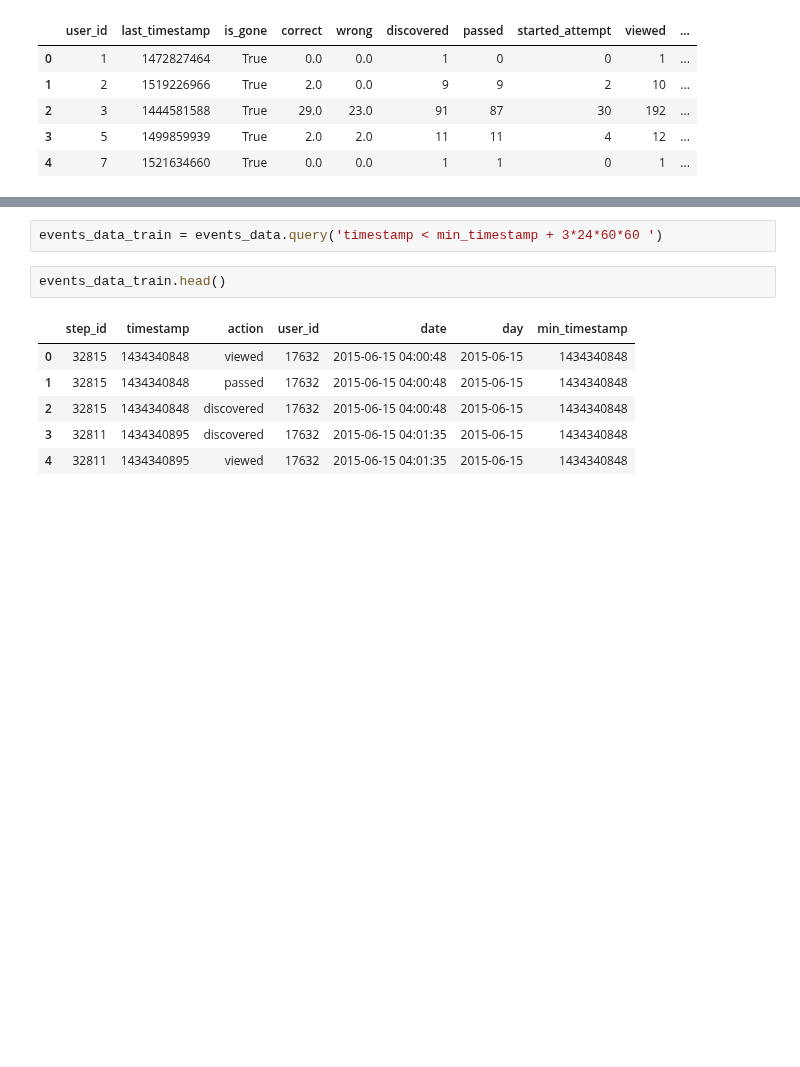
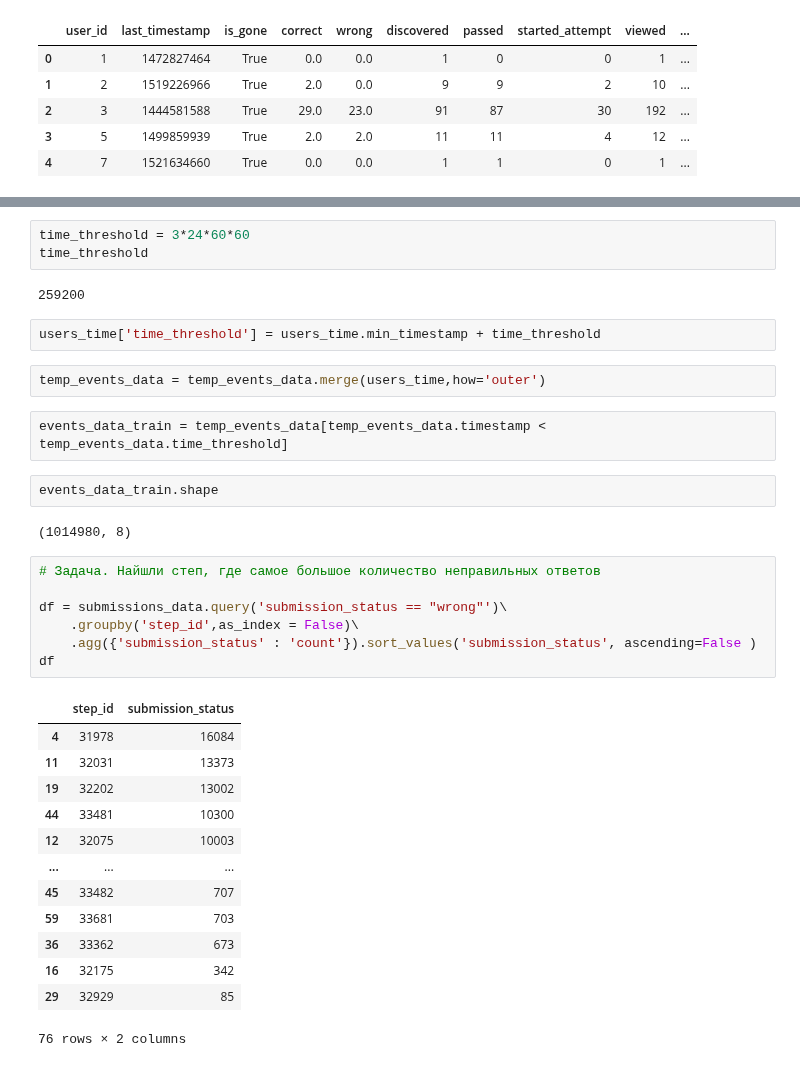
Before and after one commit to vasiljev-sr/MyJupyterNotebook, a Jupyter notebook: Stepik/step1/ML contest.ipynb, the cells around one changed output, grey strips where cells are left out. Saved outputs shown, nothing was run; the diff lists cells and outputs as text; blank space fills up the shorter version.

```diff
--- a/Stepik/step1/ML contest.ipynb
+++ b/Stepik/step1/ML contest.ipynb
@@ -264,11 +267,36 @@ events_data.head()
 # %%
-events_data_train = events_data.query('timestamp < min_timestamp + 3*24*60*60 ')
+time_threshold = 3*24*60*60
+time_threshold
+# %% [output]
+259200
+# %%
+users_time['time_threshold'] = users_time.min_timestamp + time_threshold
+# %%
+temp_events_data = temp_events_data.merge(users_time,how='outer')
+# %%
+events_data_train = temp_events_data[temp_events_data.timestamp < temp_events_data.time_threshold]
 # %%
-events_data_train.head()
+events_data_train.shape
 # %% [output]
-|  | step_id | timestamp | action | user_id | date | day | min_timestamp |
-| 0 | 32815 | 1434340848 | viewed | 17632 | 2015-06-15 04:00:48 | 2015-06-15 | 1434340848 |
-| 1 | 32815 | 1434340848 | passed | 17632 | 2015-06-15 04:00:48 | 2015-06-15 | 1434340848 |
-| 2 | 32815 | 1434340848 | discovered | 17632 | 2015-06-15 04:00:48 | 2015-06-15 | 1434340848 |
-| 3 | 32811 | 1434340895 | discovered | 17632 | 2015-06-15 04:01:35 | 2015-06-15 | 1434340848 |
-| 4 | 32811 | 1434340895 | viewed | 17632 | 2015-06-15 04:01:35 | 2015-06-15 | 1434340848 |
+(1014980, 8)
+# %%
+# Задача. Найшли степ, где самое большое количество неправильных ответов
+
+df = submissions_data.query('submission_status == "wrong"')\
+    .groupby('step_id',as_index = False)\
+    .agg({'submission_status' : 'count'}).sort_values('submission_status', ascending=False )
+df
+# %% [output]
+|  | step_id | submission_status |
+| 4 | 31978 | 16084 |
+| 11 | 32031 | 13373 |
+| 19 | 32202 | 13002 |
+| 44 | 33481 | 10300 |
+| 12 | 32075 | 10003 |
+| ... | ... | ... |
+| 45 | 33482 | 707 |
+| 59 | 33681 | 703 |
+| 36 | 33362 | 673 |
+| 16 | 32175 | 342 |
+| 29 | 32929 | 85 |
+76 rows × 2 columns
```
Also changed, not shown: parts of 17 cells of this notebook.
